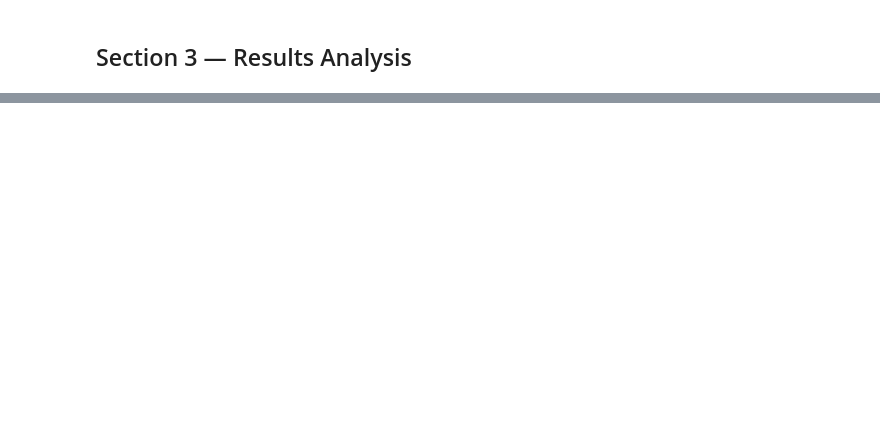
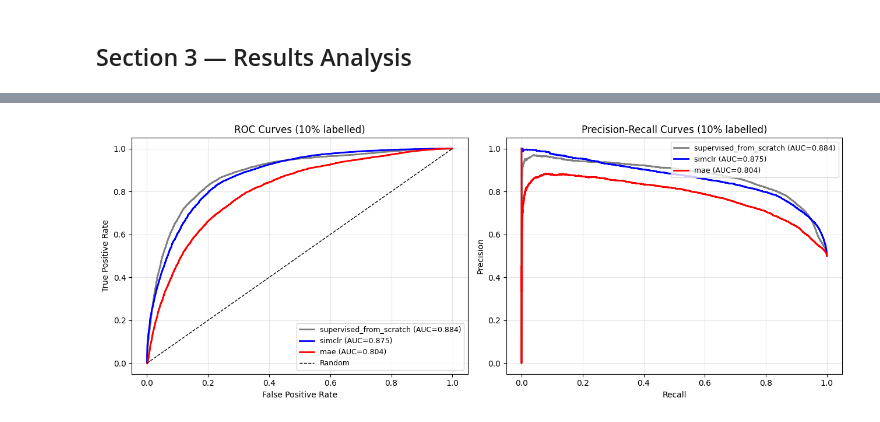
Before and after one commit to Friedrich-233/ST456_GroupProject, a Jupyter notebook: main.ipynb, the cells around one changed output, grey strips where cells are left out. Cells and saved outputs as stored; diff of their text form; code cells hidden in the pictures; blank space fills up the shorter version.

```diff
--- a/main.ipynb
+++ b/main.ipynb
@@ -408,31 +577,32 @@ for method, strategy, ckpt_path in best_configs:
 # %%
-from sklearn.metrics import roc_curve, precision_recall_curve, auc
+# ROC + Precision-Recall curves (reuses models from Cell 28)
+from sklearn.metrics import roc_curve, precision_recall_curve
 
 fig, axes = plt.subplots(1, 2, figsize=(13, 5))
 colors = ['gray', 'blue', 'red']
 
-for (method, res), color in zip(roc_results.items(), colors):
-    fpr, tpr, _ = roc_curve(res['y_true'], res['y_prob'])
-    precision, recall, _ = precision_recall_curve(res['y_true'], res['y_prob'])
+for (method, entry), color in zip(trained_models.items(), colors):
+    m = entry['metrics']
+    fpr, tpr, _ = roc_curve(m['y_true'], m['y_prob'])
+    precision, recall, _ = precision_recall_curve(m['y_true'], m['y_prob'])
+
     axes[0].plot(fpr, tpr, color=color, lw=2,
-                  label=f"{method} (AUC={res['test_auc']:.3f})")
+                 label=f"{method} (AUC={m['auc']:.3f})")
     axes[1].plot(recall, precision, color=color, lw=2,
-                  label=f"{method} (AUC={res['test_auc']:.3f})")
+                 label=f"{method} (AUC={m['auc']:.3f})")
 
 axes[0].plot([0, 1], [0, 1], 'k--', lw=1, label='Random')
-axes[0].set_xlabel('False Positive Rate')
-axes[0].set_ylabel('True Positive Rate')
-axes[0].set_title('ROC Curves (10% labelled, full fine-tune)')
-axes[0].legend(loc='lower right', fontsize=9)
-axes[0].grid(alpha=0.3)
+axes[0].set_xlabel('False Positive Rate'); axes[0].set_ylabel('True Positive Rate')
+axes[0].set_title('ROC Curves (10% labelled)')
+axes[0].legend(loc='lower right', fontsize=9); axes[0].grid(alpha=0.3)
 
-axes[1].set_xlabel('Recall')
-axes[1].set_ylabel('Precision')
+axes[1].set_xlabel('Recall'); axes[1].set_ylabel('Precision')
 axes[1].set_title('Precision-Recall Curves (10% labelled)')
-axes[1].legend(loc='upper right', fontsize=9)
-axes[1].grid(alpha=0.3)
+axes[1].legend(loc='upper right', fontsize=9); axes[1].grid(alpha=0.3)
 
 plt.tight_layout()
 plt.savefig(FIGURE_DIR / 'roc_pr_curves.png', dpi=150, bbox_inches='tight')
 plt.show()
+# %% [output]
+[figure, added]
 # %%
```
Also changed, not shown: parts of 16 cells of this notebook, 1 other file.
